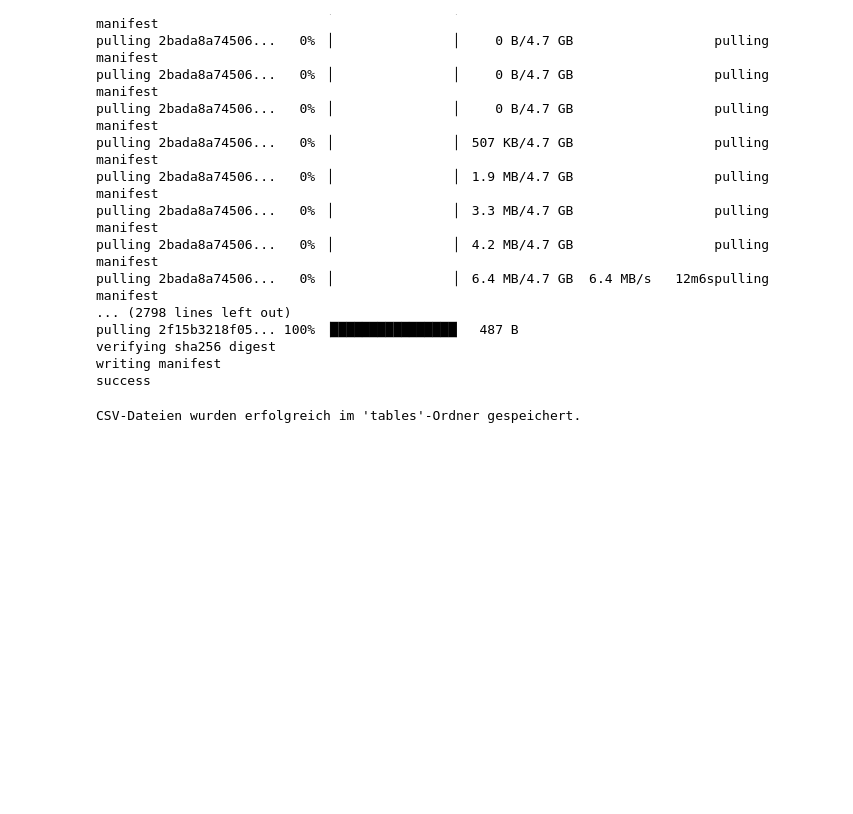
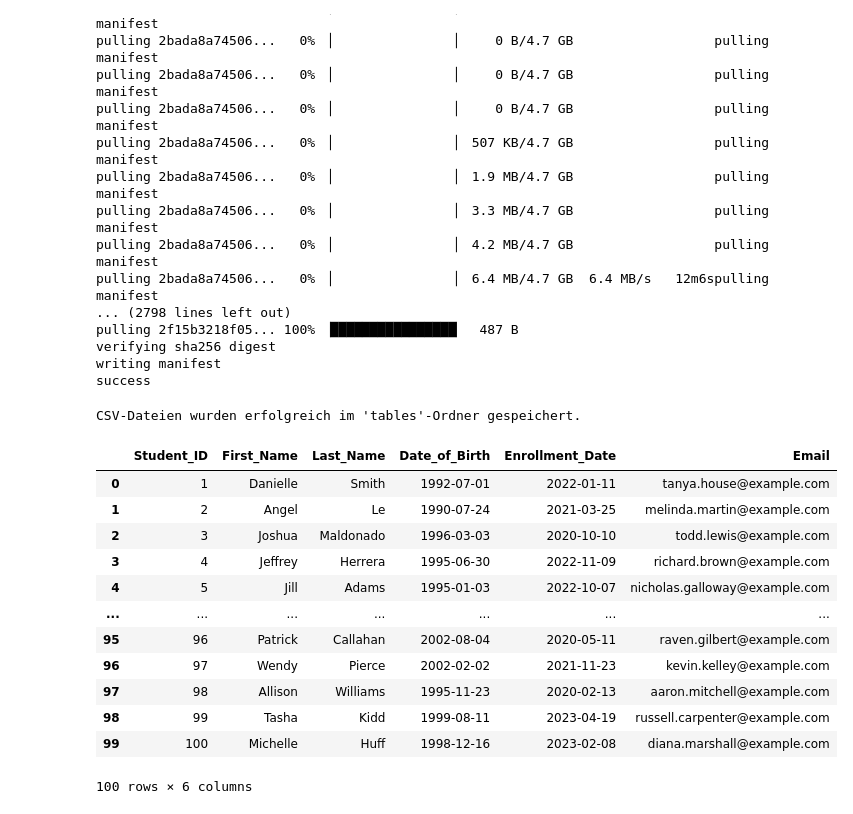
Before and after one commit to Flemming-R/IU_Hausarbeit_FlemmingRommelfangen, a Jupyter notebook: main.ipynb, the cells around one changed output. Drawn from its saved outputs; the diff is of its cells as text; code cells hidden in the pictures; blank space fills up the shorter version.

```diff
--- a/main.ipynb
+++ b/main.ipynb
@@ -130,3 +130,19 @@ enrollment_df.to_csv(os.path.join(output_folder, "ENROLLMENT_FACTS.csv"), index=
 print("CSV-Dateien wurden erfolgreich im 'tables'-Ordner gespeichert.")
 # %% [output]
 CSV-Dateien wurden erfolgreich im 'tables'-Ordner gespeichert.
+# %%
+student_df
+# %% [output]
+|  | Student_ID | First_Name | Last_Name | Date_of_Birth | Enrollment_Date | Email |
+| 0 | 1 | Danielle | Smith | 1992-07-01 | 2022-01-11 | tanya.house@example.com |
+| 1 | 2 | Angel | Le | 1990-07-24 | 2021-03-25 | melinda.martin@example.com |
+| 2 | 3 | Joshua | Maldonado | 1996-03-03 | 2020-10-10 | todd.lewis@example.com |
+| 3 | 4 | Jeffrey | Herrera | 1995-06-30 | 2022-11-09 | richard.brown@example.com |
+| 4 | 5 | Jill | Adams | 1995-01-03 | 2022-10-07 | nicholas.galloway@example.com |
+| ... | ... | ... | ... | ... | ... | ... |
+| 95 | 96 | Patrick | Callahan | 2002-08-04 | 2020-05-11 | raven.gilbert@example.com |
+| 96 | 97 | Wendy | Pierce | 2002-02-02 | 2021-11-23 | kevin.kelley@example.com |
+| 97 | 98 | Allison | Williams | 1995-11-23 | 2020-02-13 | aaron.mitchell@example.com |
+| 98 | 99 | Tasha | Kidd | 1999-08-11 | 2023-04-19 | russell.carpenter@example.com |
+| 99 | 100 | Michelle | Huff | 1998-12-16 | 2023-02-08 | diana.marshall@example.com |
+100 rows × 6 columns
```
Also changed, not shown: parts of 1 cell of this notebook.
